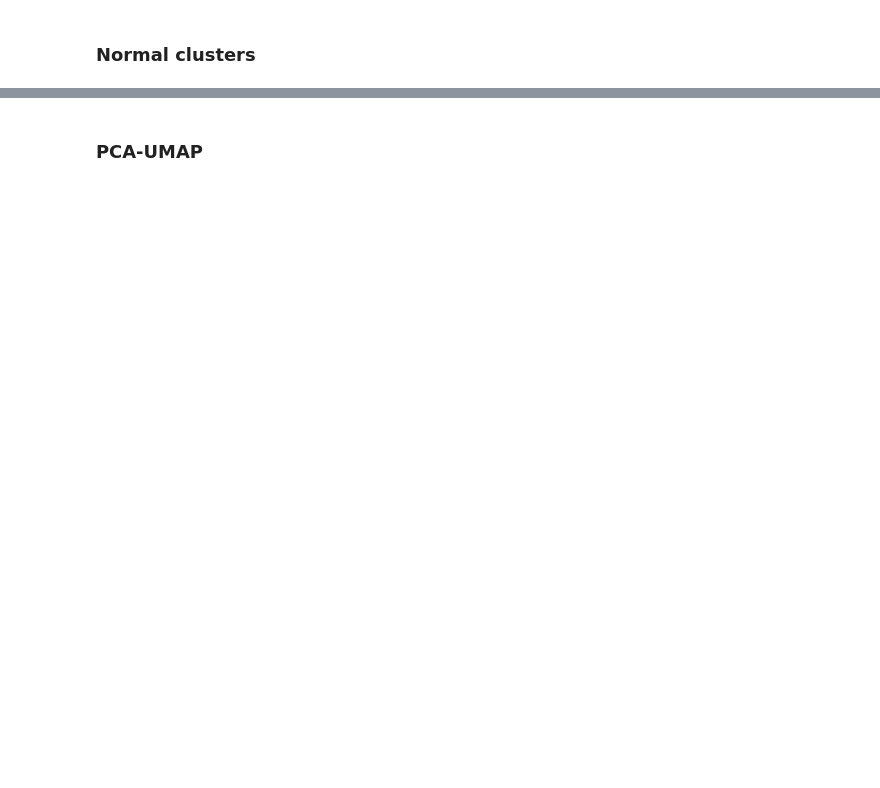
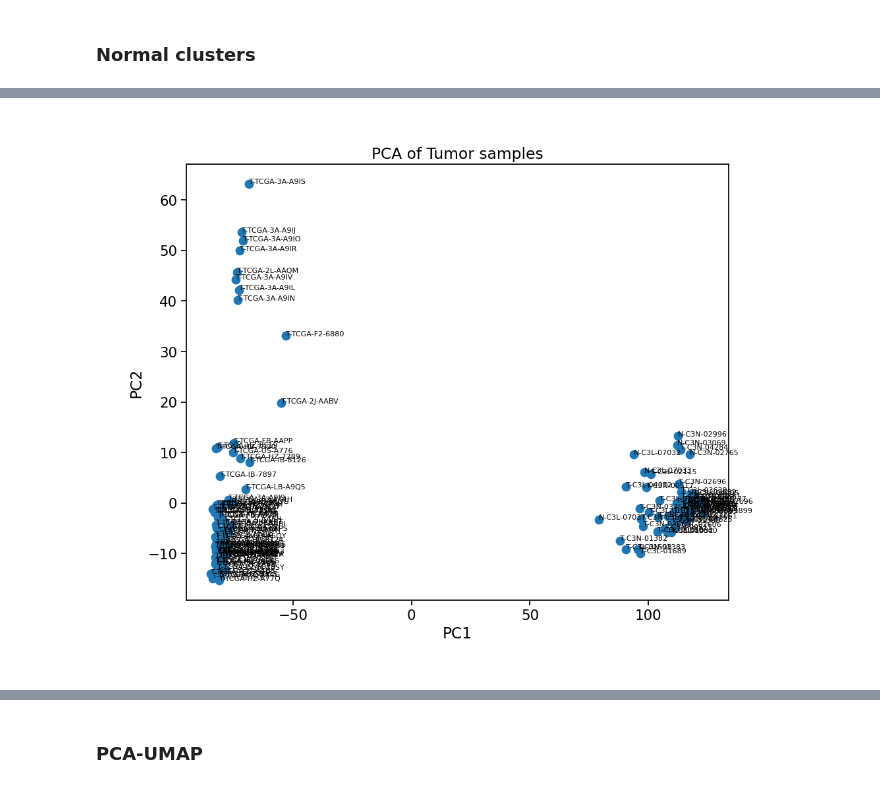
Before and after one commit to flalix/perturb_agent, a Jupyter notebook: notebooks/mtp_cBio_63_PAAD_study_cluster.ipynb, the cells around one changed output, grey strips where cells are left out. Cells and saved outputs as stored; diff of their text form; code cells hidden in the pictures; blank space fills up the shorter version.

```diff
--- a/notebooks/mtp_cBio_63_PAAD_study_cluster.ipynb
+++ b/notebooks/mtp_cBio_63_PAAD_study_cluster.ipynb
@@ -618,7 +700,7 @@ verbose=False
 group = 'Tumor'
 min_clusters = 3
 
-n_clusters = 3
+n_clusters = 5
 
 print(f"Clusters: {n_clusters}")
 
@@ -628,7 +710,7 @@ filename = cbio.root_mprog_lfc / fname
 # for silhouette
 max_clusters = n_clusters+2
 
-df_cluster, df_pca, df_umap = cbio.cluster_PCA_HCA_UMAP(df_combat, group=group, n_clusters=n_clusters,
+df_cluster, df_pca, df_umap = cbio.cluster_PCA_HCA_UMAP(df_combat2, group=group, n_clusters=n_clusters,
                                                 n_components=n_components, min_clusters=min_clusters, max_clusters=max_clusters,
                                                 n_umap_neighbors=n_umap_neighbors, min_umap_dist=min_umap_dist, umap_metric=umap_metric,
                                                 method_hca=method_hca, hca_criterion=hca_criterion,
@@ -636,4 +718,6 @@ df_cluster, df_pca, df_umap = cbio.cluster_PCA_HCA_UMAP(df_combat, group=group,
                                                 force=force, verbose=verbose)
 
 df_hca = cbio.df_hca
+df_umap =cbio.df_umap
+dfall = cbio.dfall
 # %% [output]
@@ -747,5 +780,7 @@ normal_samples = df_hca[df_hca.sample.str.startswith('N-')]
 # %%
-cbio.plot_PCA(df_pca)
+cbio.plot_PCA(df_pca, figsize= (10, 8))
+# %% [output]
+[figure, added]
 # %%
 df_eval, df_samp_clusters = cbio.calc_best_cluster(df_pca, min_clusters=3, max_clusters=8)
 df_eval
```
Also changed, not shown: parts of 65 cells of this notebook, 1 other file.
